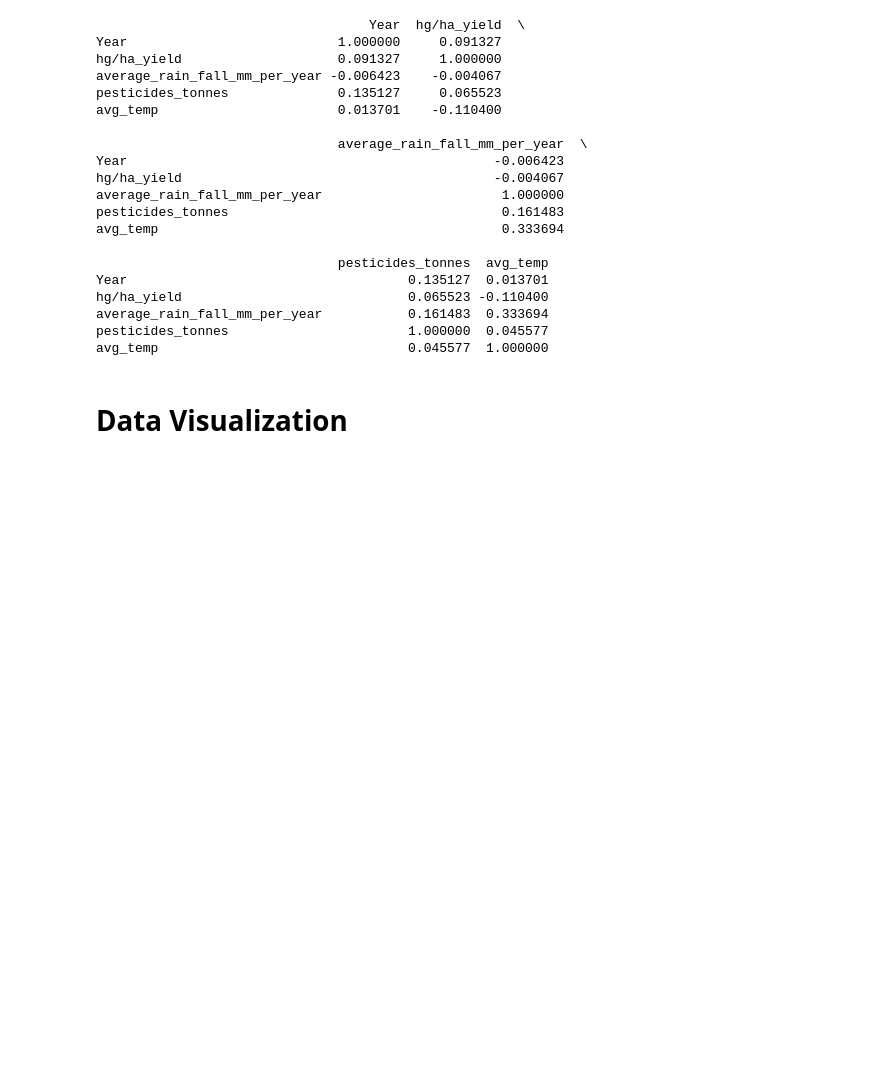
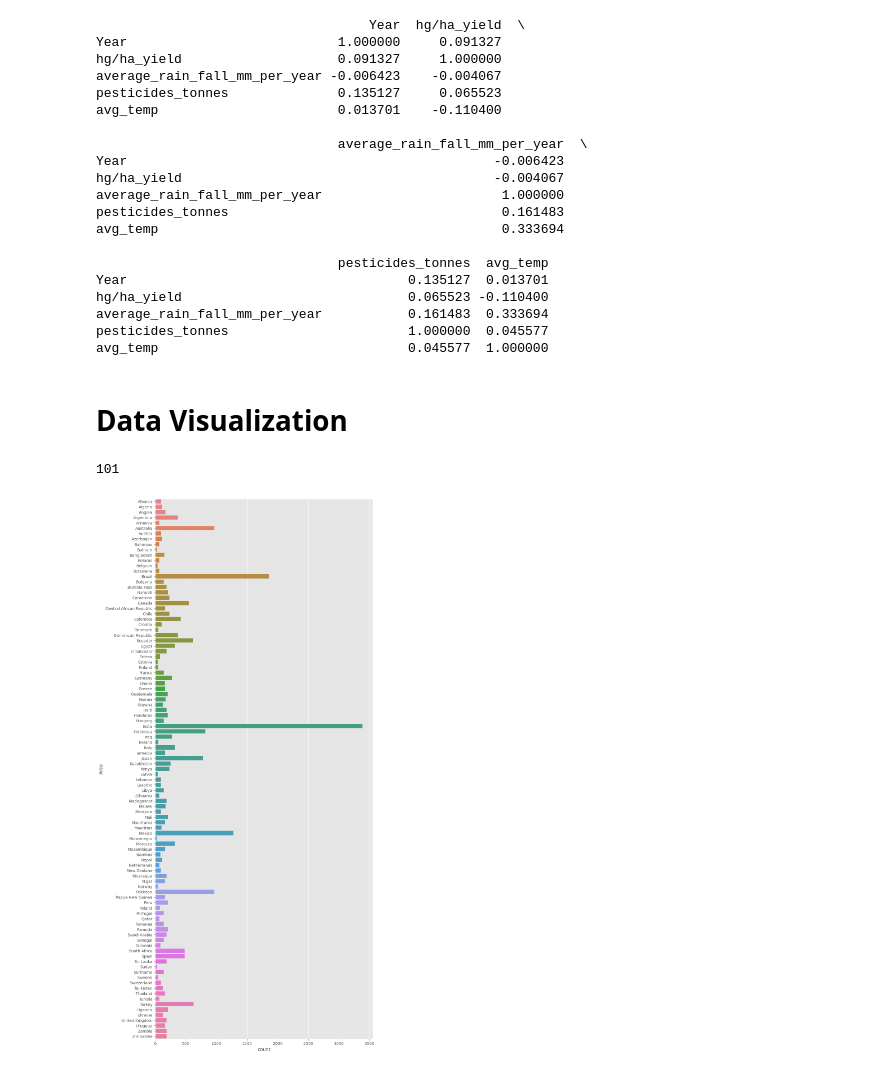
Before and after one commit to gnatnib/crop_yield_prediction, a Jupyter notebook: crop_yield_predictions.ipynb, the cells around one changed output. Cells and saved outputs as stored; diff of their text form; code cells hidden in the pictures; blank space fills up the shorter version.

```diff
--- a/crop_yield_predictions.ipynb
+++ b/crop_yield_predictions.ipynb
@@ -16,7 +16,7 @@ import seaborn as sns
 import matplotlib.pyplot as plt
 plt.style.use('ggplot')
 # %%
-df = pd.read_csv('/content/sample_data/yield_df.csv')
+df = pd.read_csv('yield_df.csv')
 # %%
 df.head()
 # %% [output]
@@ -122,3 +121,13 @@ pesticides_tonnes                       1.000000  0.045577
 avg_temp                                0.045577  1.000000
 # %% [markdown]
 # **Data Visualization**
+# %%
+len(df['Area'].unique())
+# %% [output]
+101
+# %%
+plt.figure(figsize=(10,25))
+sns.countplot(y=df['Area'], hue=df['Area'], legend=False)
+plt.show()
+# %% [output]
+[figure, added]
```
Also changed, not shown: parts of 32 cells of this notebook.
